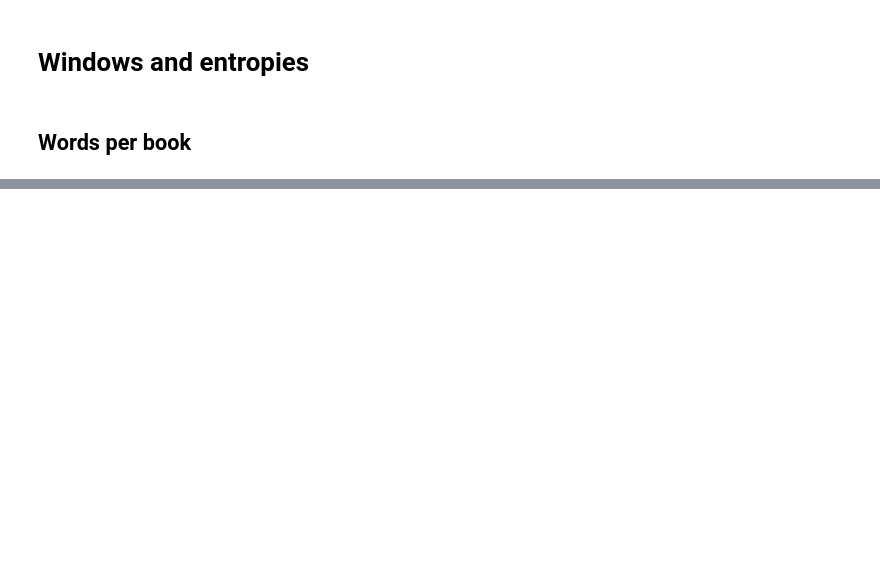
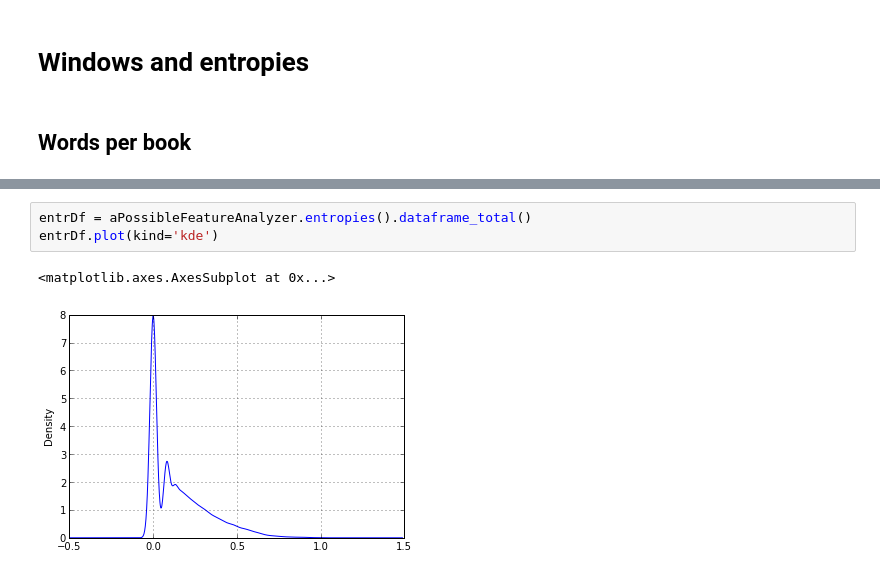
Before and after one commit to alepulver/tp-final-incc, a Jupyter notebook: Windows and entropies.ipynb, the cells around one changed output, grey strips where cells are left out. Cells and saved outputs as stored; diff of their text form; blank space fills up the shorter version.

```diff
--- a/Windows and entropies.ipynb
+++ b/Windows and entropies.ipynb
@@ -46,0 +33,6 @@ pandas.stats.moments.rolling_count(test4, 500).plot()
+# %%
+entrDf = aPossibleFeatureAnalyzer.entropies().dataframe_total()
+entrDf.plot(kind='kde')
+# %% [output]
+<matplotlib.axes.AxesSubplot at 0x...>
+[figure, added]
```
Also changed, not shown: parts of 25 cells of this notebook, 6 other files.
